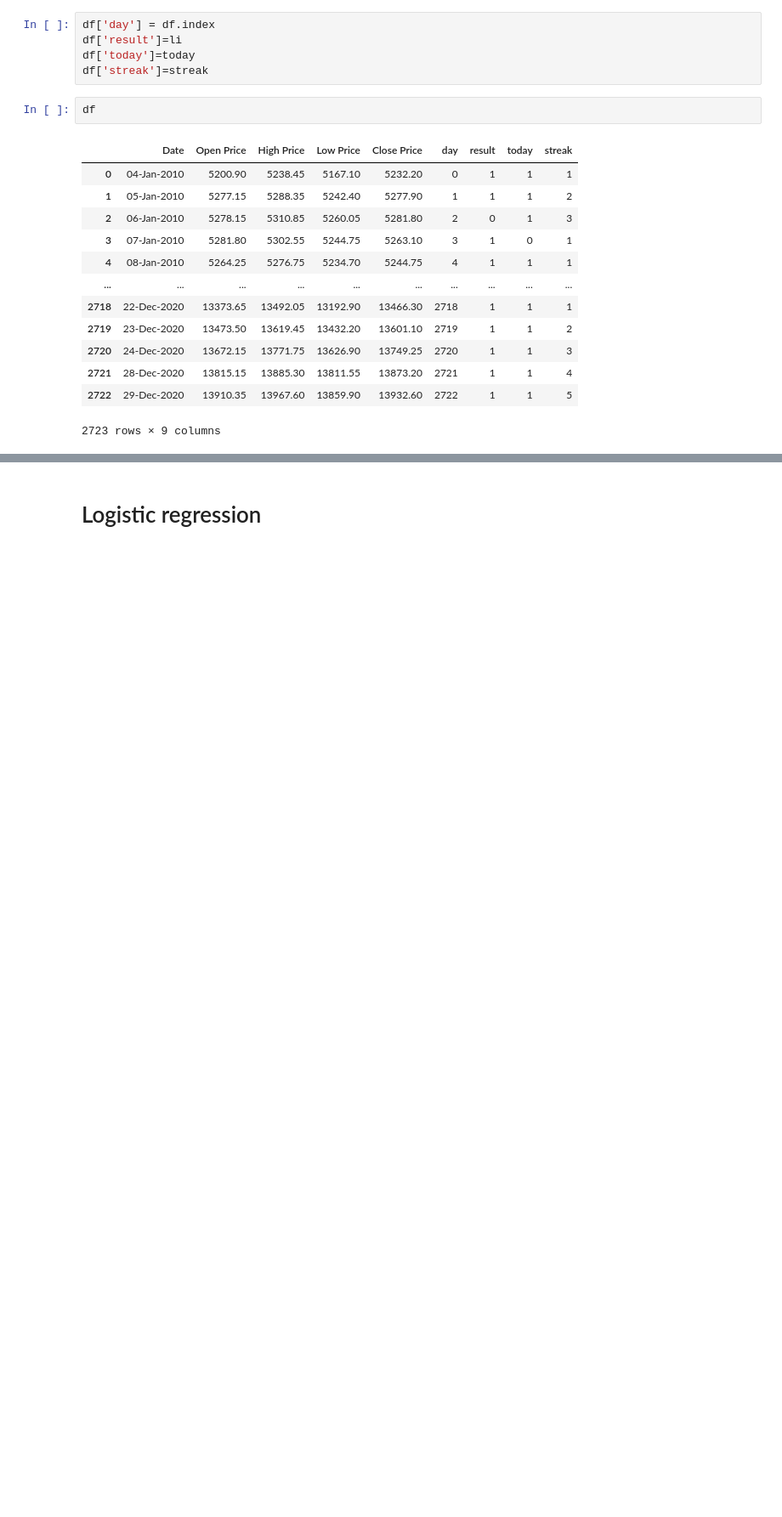
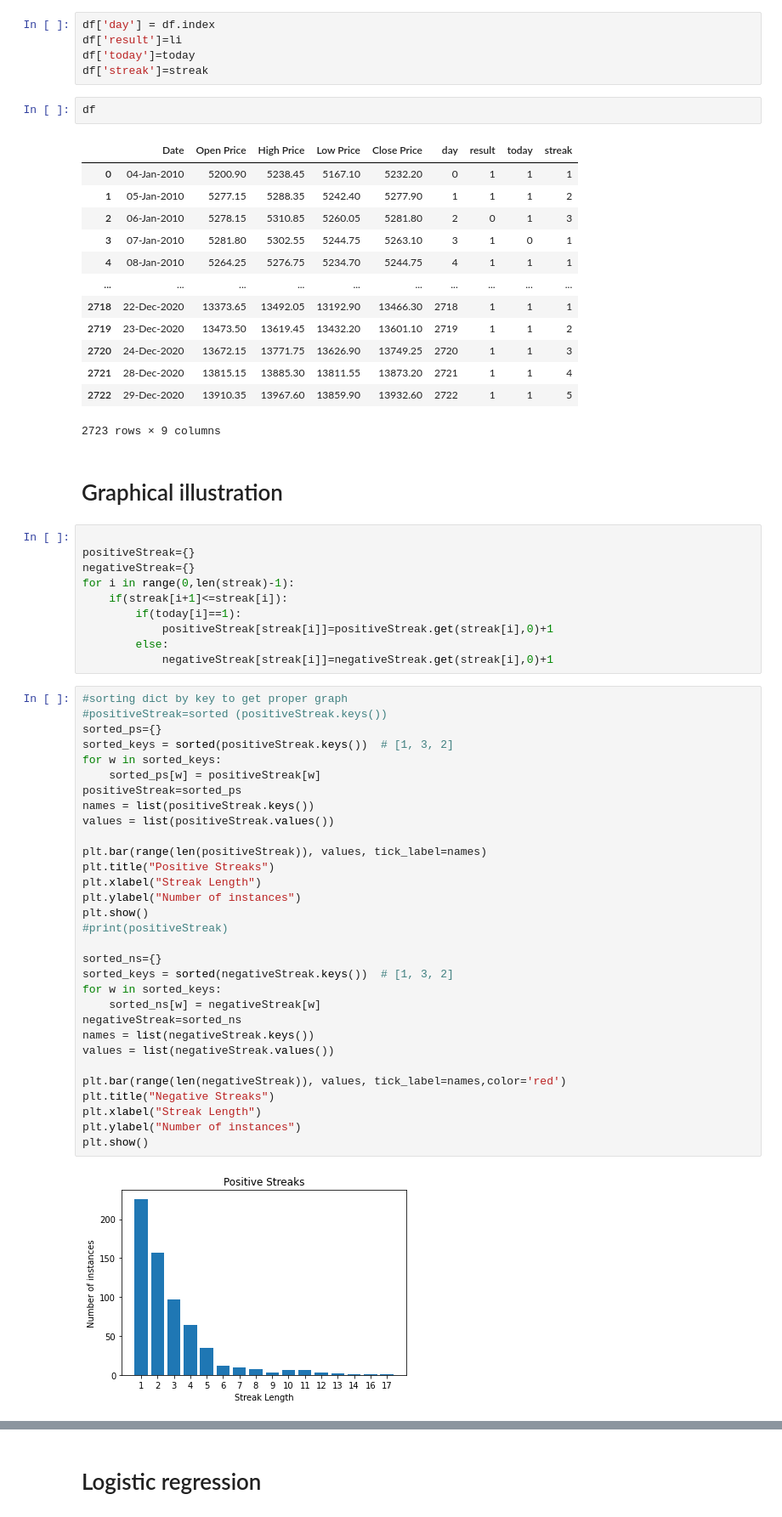
Before and after one commit to blueant006/pre-market-patterns, a Jupyter notebook: preMarketPatterns.ipynb, the cells around one changed output, grey strips where cells are left out. Shown at 85% size. Drawn from its saved outputs; the diff is of its cells as text; blank space fills up the shorter version.

Commit message:
added streaks

```diff
--- a/preMarketPatterns.ipynb
+++ b/preMarketPatterns.ipynb
@@ -301,3 +307,48 @@ df
 | 2721 | 28-Dec-2020 | 13815.15 | 13885.30 | 13811.55 | 13873.20 | 2721 | 1 | 1 | 4 |
 | 2722 | 29-Dec-2020 | 13910.35 | 13967.60 | 13859.90 | 13932.60 | 2722 | 1 | 1 | 5 |
 2723 rows × 9 columns
+# %% [markdown]
+# Graphical illustration
+# %%
+
+positiveStreak={}
+negativeStreak={}
+for i in range(0,len(streak)-1):
+    if(streak[i+1]<=streak[i]):
+        if(today[i]==1):
+            positiveStreak[streak[i]]=positiveStreak.get(streak[i],0)+1
+        else:
+            negativeStreak[streak[i]]=negativeStreak.get(streak[i],0)+1
+# %%
+#sorting dict by key to get proper graph
+#positiveStreak=sorted (positiveStreak.keys())
+sorted_ps={}
+sorted_keys = sorted(positiveStreak.keys())  # [1, 3, 2]
+for w in sorted_keys:
+    sorted_ps[w] = positiveStreak[w]
+positiveStreak=sorted_ps
+names = list(positiveStreak.keys())
+values = list(positiveStreak.values())
+
+plt.bar(range(len(positiveStreak)), values, tick_label=names)
+plt.title("Positive Streaks")
+plt.xlabel("Streak Length")
+plt.ylabel("Number of instances")
+plt.show()
+#print(positiveStreak)
+
+sorted_ns={}
+sorted_keys = sorted(negativeStreak.keys())  # [1, 3, 2]
+for w in sorted_keys:
+    sorted_ns[w] = negativeStreak[w]
+negativeStreak=sorted_ns
+names = list(negativeStreak.keys())
+values = list(negativeStreak.values())
+
+plt.bar(range(len(negativeStreak)), values, tick_label=names,color='red')
+plt.title("Negative Streaks")
+plt.xlabel("Streak Length")
+plt.ylabel("Number of instances")
+plt.show()
+# %% [output]
+[figure, added]
```
Also changed, not shown: parts of 19 cells of this notebook, 2 other files.
